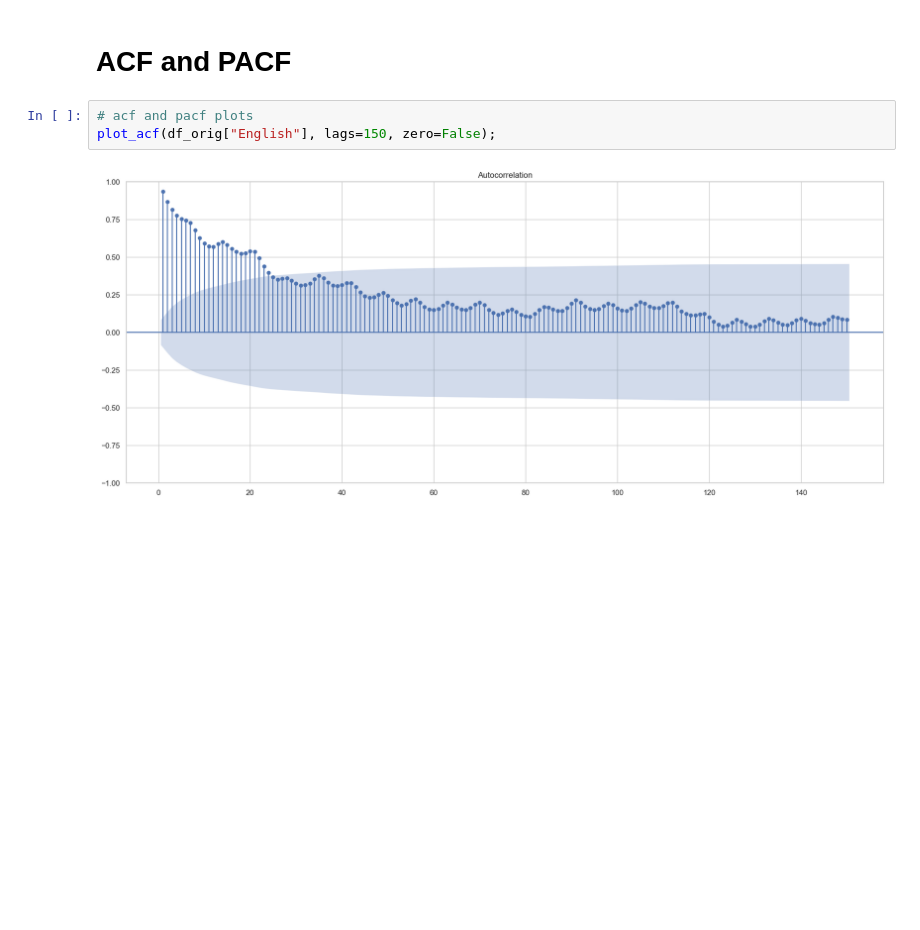
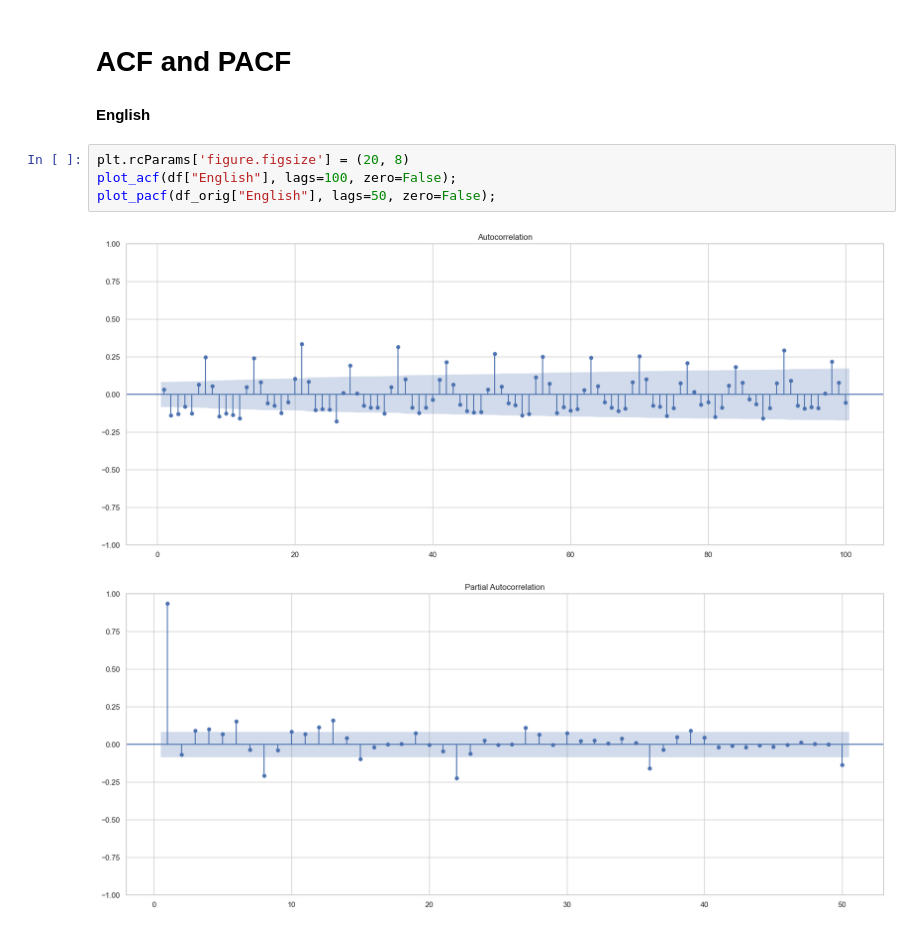
Before and after one commit to gautamnaik1994/AdEaseTimeSeriesForecastingCaseStudy, a Jupyter notebook: notebooks/CaseStudy.ipynb, the cells around one changed output. Cells and saved outputs as stored; diff of their text form; blank space fills up the shorter version.

Commit message:
added plots

```diff
--- a/notebooks/CaseStudy.ipynb
+++ b/notebooks/CaseStudy.ipynb
@@ -581,8 +581,12 @@ df
 549 rows × 9 columns
 # %% [markdown]
 # ACF and PACF
-# %%
-# acf and pacf plots
-plot_acf(df_orig["English"], lags=150, zero=False);
-# %% [output]
-[figure, removed]
+# %% [markdown]
+**English**
+# %%
+plt.rcParams['figure.figsize'] = (20, 8)
+plot_acf(df["English"], lags=100, zero=False);
+plot_pacf(df_orig["English"], lags=50, zero=False);
+# %% [output]
+[figure, added]
+[figure, added]
```
Also changed, not shown: parts of 14 cells of this notebook.
